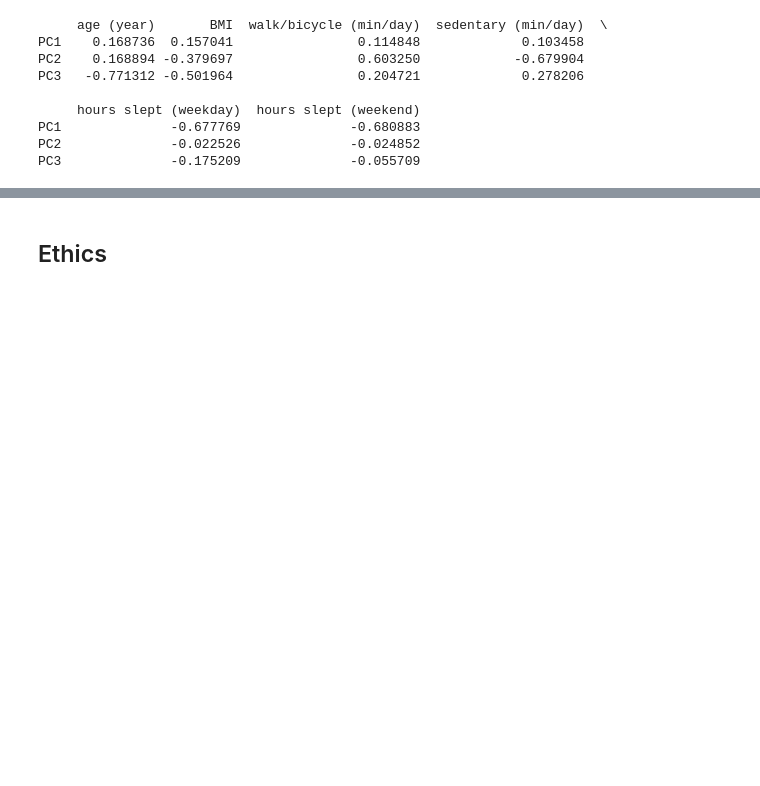
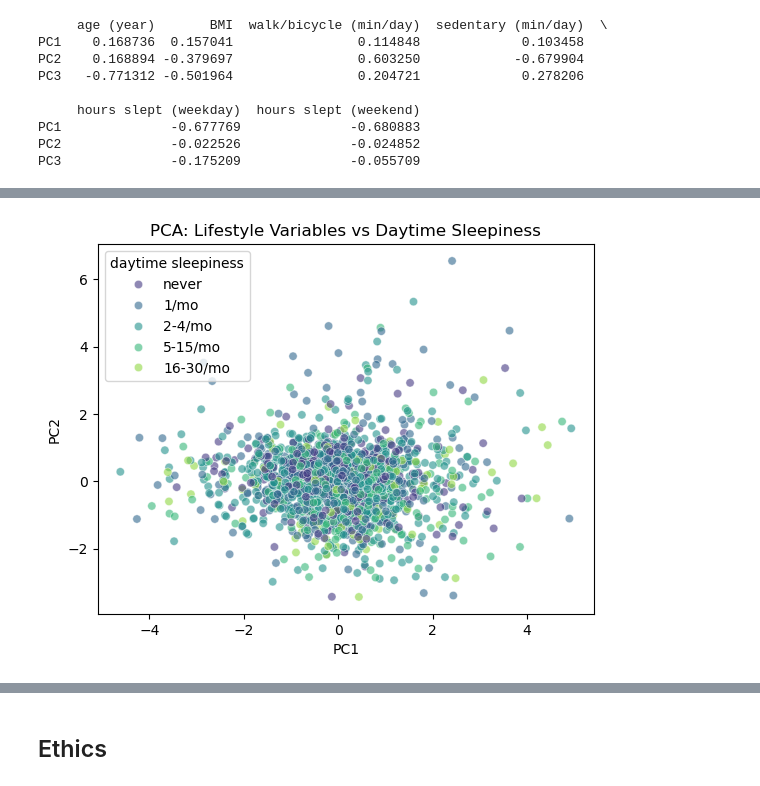
Before and after one commit to COGS108/Group092_WI26, a Jupyter notebook: 02-EDACheckpoint.ipynb, the cells around one changed output, grey strips where cells are left out. Drawn from its saved outputs; the diff is of its cells as text; code cells hidden in the pictures; blank space fills up the shorter version.

Commit message:
added PCA scatter plot and did dim reduction analysis

```diff
--- a/02-EDACheckpoint.ipynb
+++ b/02-EDACheckpoint.ipynb
@@ -680,0 +687,20 @@ PC3              -0.175209              -0.055709
+# %%
+import seaborn as sns
+
+plt.figure()
+
+sns.scatterplot(
+    x=X_reduced[:,0],
+    y=X_reduced[:,1],
+    hue=df['daytime sleepiness'],
+    palette='viridis',
+    alpha=0.6
+)
+
+plt.xlabel("PC1")
+plt.ylabel("PC2")
+plt.title("PCA: Lifestyle Variables vs Daytime Sleepiness")
+
+plt.show()
+# %% [output]
+[figure, added]
```
Also changed, not shown: parts of 2 cells of this notebook.
